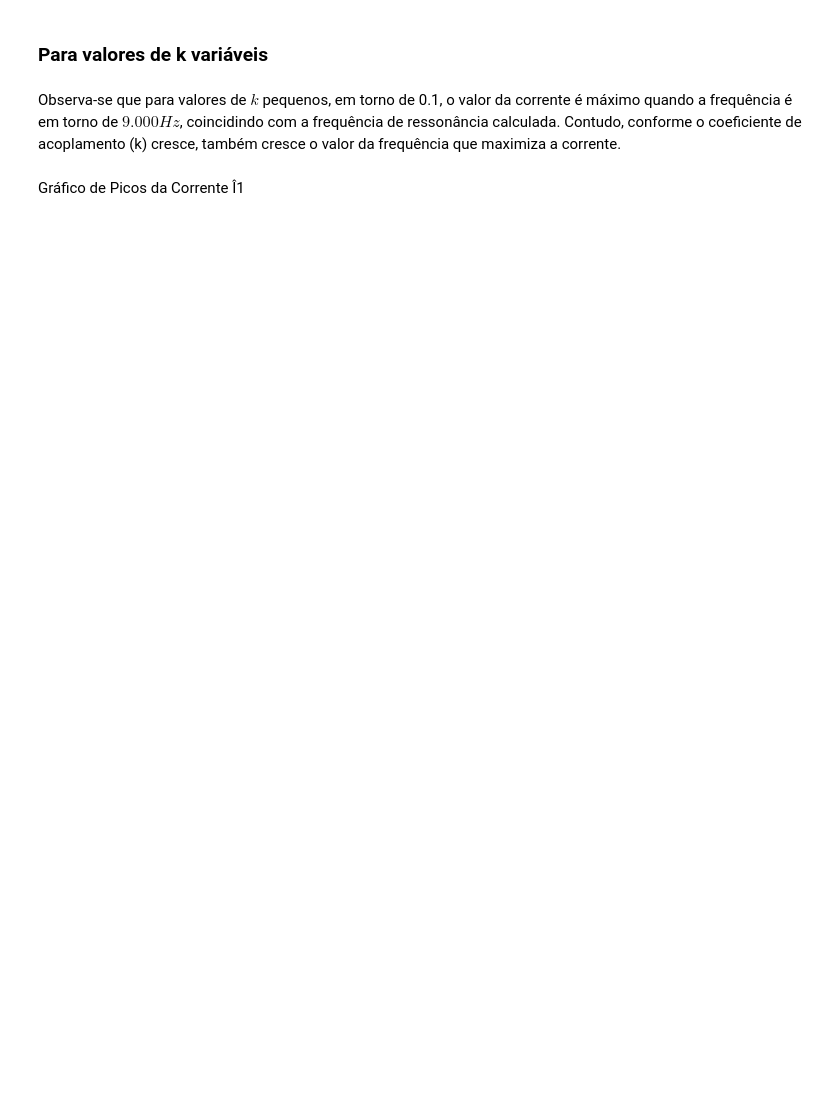
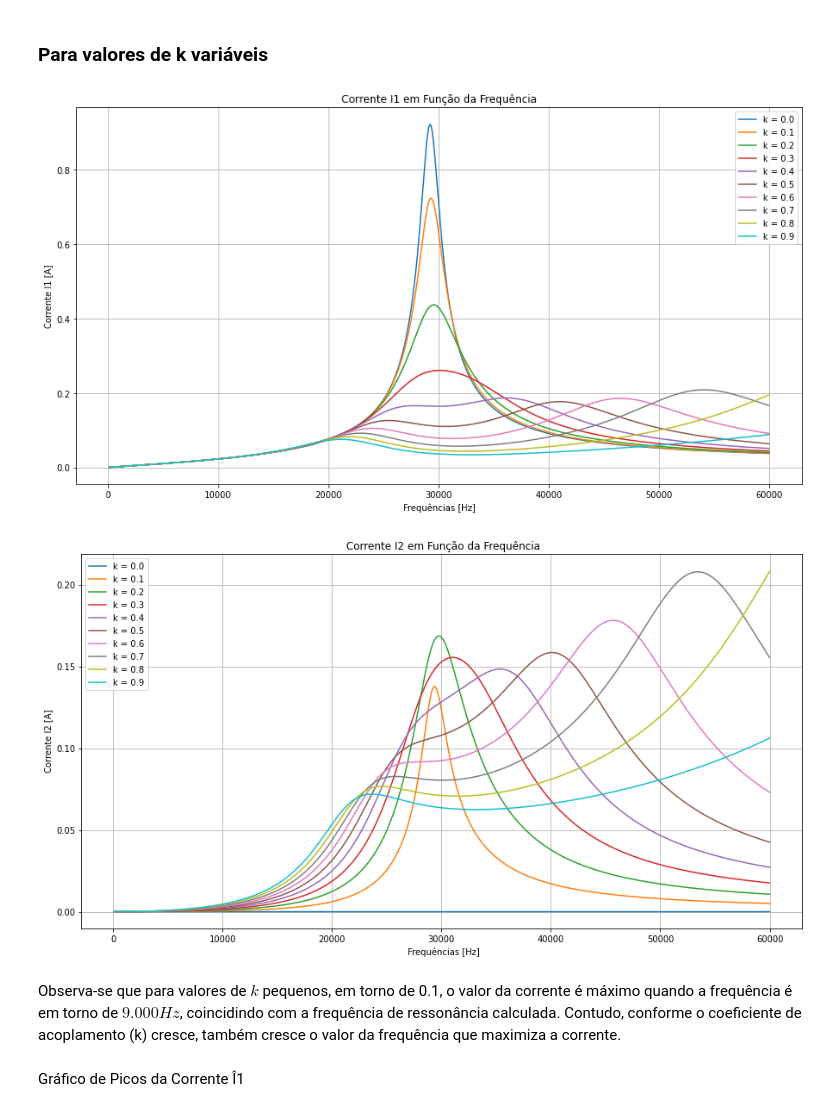
Before and after one commit to jvpazotti/Proj-Eletromag, a Jupyter notebook: Projeto-NovasVariaveis.ipynb, the cells around one changed output. Saved outputs shown, nothing was run; the diff lists cells and outputs as text; code cells hidden in the pictures; blank space fills up the shorter version.

```diff
--- a/Projeto-NovasVariaveis.ipynb
+++ b/Projeto-NovasVariaveis.ipynb
@@ -183,37 +265,38 @@ O gráfico acima nos permite concluir que, para um $k=0.1$, o valor de frequênc
 # %%
 lista_k = np.arange(0,1,0.1)
 picosI1=[]
 
 plt.figure(figsize=(15,8))
 for k in lista_k:
     I1, I2 = ListaI1I2(lista_f,k)
     maximo=max(I1)
     picosI1.append(maximo)
     plt.plot(lista_f,I1,label="k = {0:.1f}".format(k))
-    plt.title(" Corrente I1 em Função da Frequência")
-    plt.xlabel(" Frequências [Hz]")
-    plt.ylabel(" Corrente I1 [A]")
+    plt.title("Corrente I1 em Função da Frequência")
+    plt.xlabel("Frequências [Hz]")
+    plt.ylabel("Corrente I1 [A]")
     plt.legend()
 
-plt.xlim([0, 40000])
 plt.grid()
 plt.show()
 picosI2=[]
 
 plt.figure(figsize=(15,8))
 for k in lista_k:
     I1, I2 = ListaI1I2(lista_f,k)
     maximo=max(I2)
     picosI2.append(maximo)
     plt.plot(lista_f,I2,label="k = {0:.1f}".format(k))
     plt.title(" Corrente I2 em Função da Frequência")
     plt.xlabel(" Frequências [Hz]")
     plt.ylabel(" Corrente I2 [A]")
     plt.legend()
 
-plt.xlim([0, 40000])
 plt.grid()
 plt.show()
+# %% [output]
+[figure, added]
+[figure, added]
 # %% [markdown]
 Observa-se que para valores de $k$ pequenos, em torno de 0.1, o valor da corrente é máximo quando a frequência é em torno de $9.000Hz$, coincidindo com a frequência de ressonância calculada. Contudo, conforme o coeficiente de acoplamento (k) cresce, também cresce o valor da frequência que maximiza a corrente.
 # %% [markdown]
```
Also changed, not shown: parts of 54 cells of this notebook, 3 other files.
